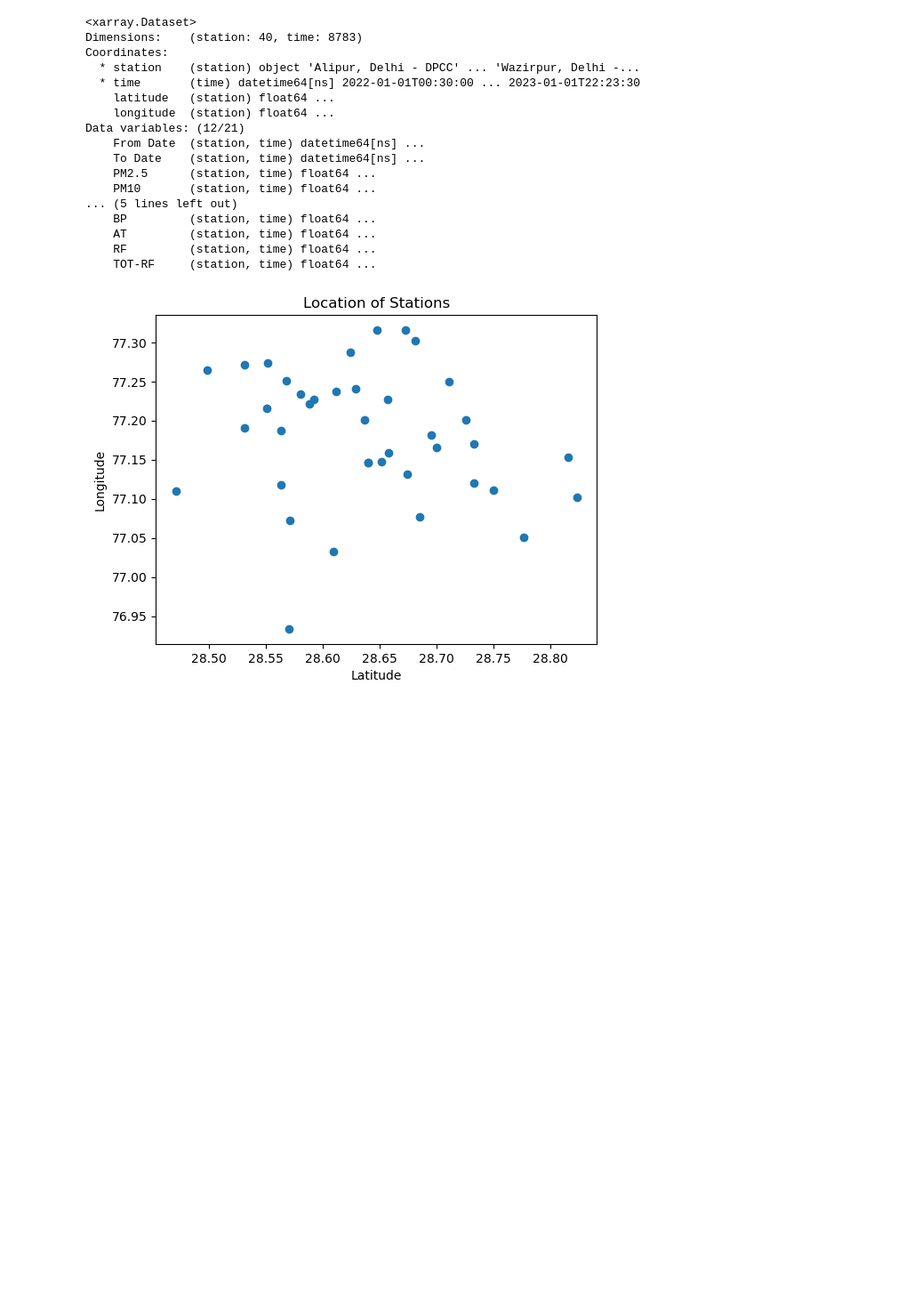
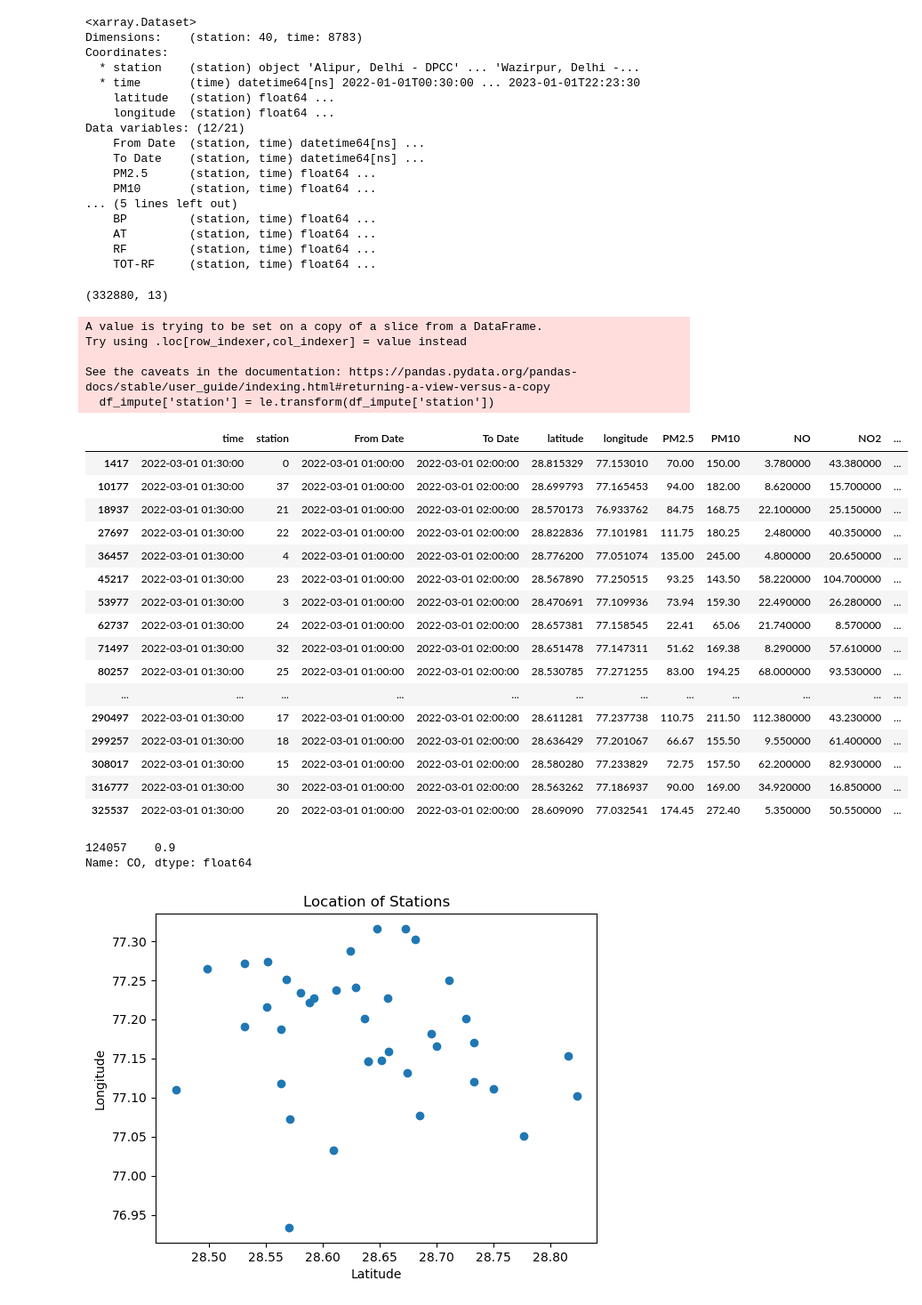
Before and after one commit to agarwal-mihir/Srip-Work-2023, a Jupyter notebook: AQ - Experiments/comparison_across_timestamps_8_nearest.ipynb, the cells around one changed output. Shown at 89% size. Cells and saved outputs as stored; diff of their text form; code cells hidden in the pictures; blank space fills up the shorter version.

```diff
--- a/AQ - Experiments/comparison_across_timestamps_8_nearest.ipynb
+++ b/AQ - Experiments/comparison_across_timestamps_8_nearest.ipynb
@@ -26,6 +26,12 @@ Data variables: (12/21)
     AT         (station, time) float64 ...
     RF         (station, time) float64 ...
     TOT-RF     (station, time) float64 ...
+# %%
+df_imputed = pd.read_csv("../AQ - Experiments/del.csv")
+# %%
+df_imputed.shape
+# %% [output]
+(332880, 13)
 # %%
 lat_list = [28.815329,28.647622,28.695381,28.4706914,28.7762,28.7256504,28.5512005,28.656756,28.7500499,28.498571,28.5710274,28.655935,28.5627763,28.6811736,28.628624,28.73282,28.58028,28.588333,28.5918245,28.611281,28.636429,28.684678,28.60909,28.570173,28.822836,28.56789,28.6573814,28.530785,28.623763,28.674045,28.639645,28.639645,28.563262,28.732528,28.6514781,28.5504249,28.710508,28.531346,28.672342,28.699793]
 # %%
@@ -38,6 +45,38 @@ df = df.rename(columns={"RH": "relative_humidity", "WS": "wind_speed", "WD": "wi
 from sklearn.preprocessing import LabelEncoder
 le = LabelEncoder()
 df['station'] = le.fit_transform(df['station'])
+df_impute['station'] = le.transform(df_impute['station'])
+# %% [output]
+A value is trying to be set on a copy of a slice from a DataFrame.
+Try using .loc[row_indexer,col_indexer] = value instead
+
+See the caveats in the documentation: https://pandas.pydata.org/pandas-docs/stable/user_guide/indexing.html#returning-a-view-versus-a-copy
+  df_impute['station'] = le.transform(df_impute['station'])
+# %%
+df_impute
+# %% [output]
+|  | time | station | From Date | To Date | latitude | longitude | PM2.5 | PM10 | NO | NO2 | ... |
+| 1417 | 2022-03-01 01:30:00 | 0 | 2022-03-01 01:00:00 | 2022-03-01 02:00:00 | 28.815329 | 77.153010 | 70.00 | 150.00 | 3.780000 | 43.380000 | ... |
+| 10177 | 2022-03-01 01:30:00 | 37 | 2022-03-01 01:00:00 | 2022-03-01 02:00:00 | 28.699793 | 77.165453 | 94.00 | 182.00 | 8.620000 | 15.700000 | ... |
+| 18937 | 2022-03-01 01:30:00 | 21 | 2022-03-01 01:00:00 | 2022-03-01 02:00:00 | 28.570173 | 76.933762 | 84.75 | 168.75 | 22.100000 | 25.150000 | ... |
+| 27697 | 2022-03-01 01:30:00 | 22 | 2022-03-01 01:00:00 | 2022-03-01 02:00:00 | 28.822836 | 77.101981 | 111.75 | 180.25 | 2.480000 | 40.350000 | ... |
+| 36457 | 2022-03-01 01:30:00 | 4 | 2022-03-01 01:00:00 | 2022-03-01 02:00:00 | 28.776200 | 77.051074 | 135.00 | 245.00 | 4.800000 | 20.650000 | ... |
+| 45217 | 2022-03-01 01:30:00 | 23 | 2022-03-01 01:00:00 | 2022-03-01 02:00:00 | 28.567890 | 77.250515 | 93.25 | 143.50 | 58.220000 | 104.700000 | ... |
+| 53977 | 2022-03-01 01:30:00 | 3 | 2022-03-01 01:00:00 | 2022-03-01 02:00:00 | 28.470691 | 77.109936 | 73.94 | 159.30 | 22.490000 | 26.280000 | ... |
+| 62737 | 2022-03-01 01:30:00 | 24 | 2022-03-01 01:00:00 | 2022-03-01 02:00:00 | 28.657381 | 77.158545 | 22.41 | 65.06 | 21.740000 | 8.570000 | ... |
+| 71497 | 2022-03-01 01:30:00 | 32 | 2022-03-01 01:00:00 | 2022-03-01 02:00:00 | 28.651478 | 77.147311 | 51.62 | 169.38 | 8.290000 | 57.610000 | ... |
+| 80257 | 2022-03-01 01:30:00 | 25 | 2022-03-01 01:00:00 | 2022-03-01 02:00:00 | 28.530785 | 77.271255 | 83.00 | 194.25 | 68.000000 | 93.530000 | ... |
+| ... | ... | ... | ... | ... | ... | ... | ... | ... | ... | ... | ... |
+| 290497 | 2022-03-01 01:30:00 | 17 | 2022-03-01 01:00:00 | 2022-03-01 02:00:00 | 28.611281 | 77.237738 | 110.75 | 211.50 | 112.380000 | 43.230000 | ... |
+| 299257 | 2022-03-01 01:30:00 | 18 | 2022-03-01 01:00:00 | 2022-03-01 02:00:00 | 28.636429 | 77.201067 | 66.67 | 155.50 | 9.550000 | 61.400000 | ... |
+| 308017 | 2022-03-01 01:30:00 | 15 | 2022-03-01 01:00:00 | 2022-03-01 02:00:00 | 28.580280 | 77.233829 | 72.75 | 157.50 | 62.200000 | 82.930000 | ... |
+| 316777 | 2022-03-01 01:30:00 | 30 | 2022-03-01 01:00:00 | 2022-03-01 02:00:00 | 28.563262 | 77.186937 | 90.00 | 169.00 | 34.920000 | 16.850000 | ... |
+| 325537 | 2022-03-01 01:30:00 | 20 | 2022-03-01 01:00:00 | 2022-03-01 02:00:00 | 28.609090 | 77.032541 | 174.45 | 272.40 | 5.350000 | 50.550000 | ... |
+# %%
+df_impute[df_impute['station'] == 1]['CO']
+# %% [output]
+124057    0.9
+Name: CO, dtype: float64
 # %%
 station = {}
 lat = []
```
Also changed, not shown: parts of 7 cells of this notebook, 1 other file.
